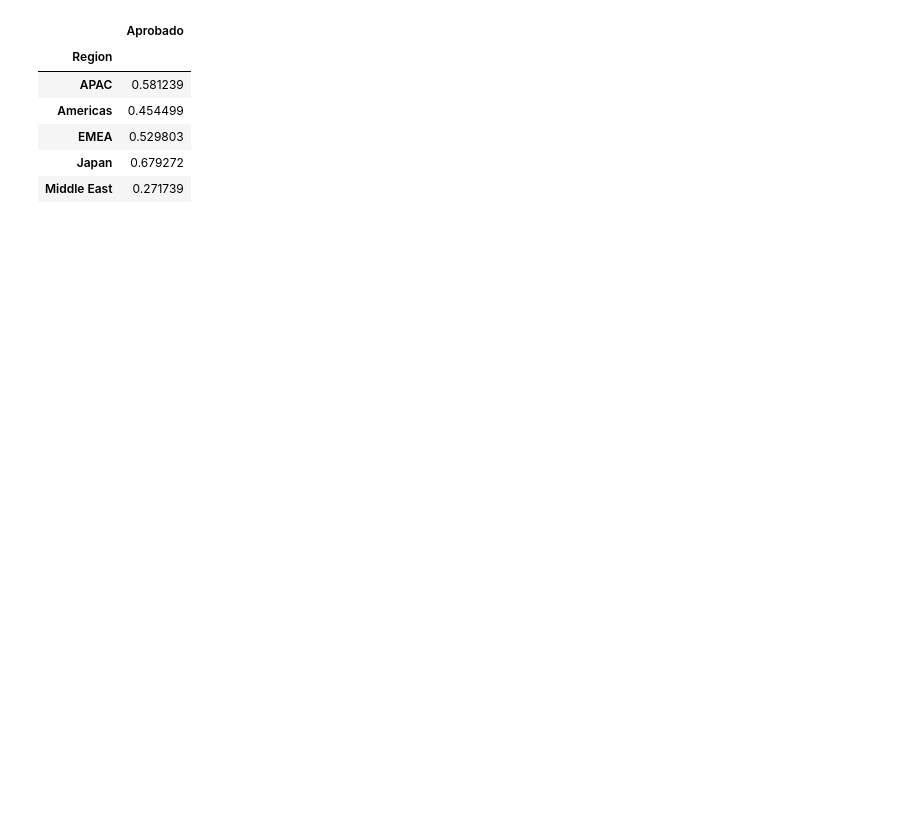
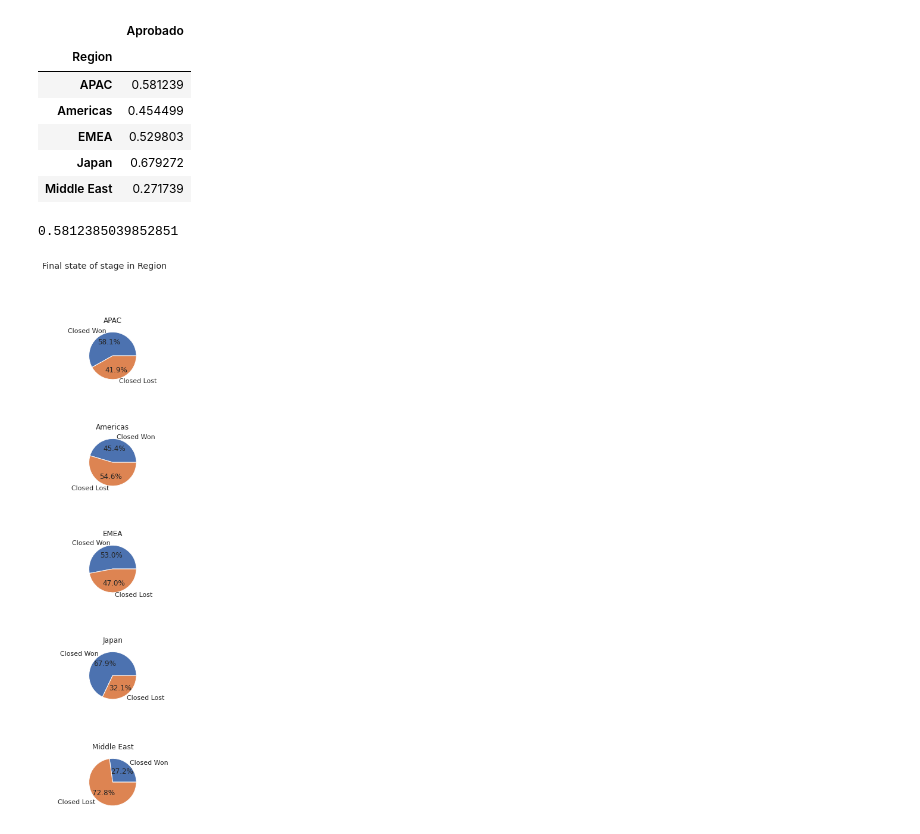
Before and after one commit to RiedelNicolas/75.06-2C2020-TP1, a Jupyter notebook: AnalisisGeografico.ipynb, the cells around one changed output. Cells and saved outputs as stored; diff of their text form; code cells hidden in the pictures; blank space fills up the shorter version.

Commit message:
multiple pie charts on same plot

```diff
--- a/AnalisisGeografico.ipynb
+++ b/AnalisisGeografico.ipynb
@@ -321,5 +314,6 @@ Name: Aprobado, Length: 16947, dtype: bool
 # %%
-datos[ ['Region', 'Aprobado'] ].groupby("Region").mean()
+grouped = datos[ ['Region', 'Aprobado'] ].groupby("Region").mean()
+grouped
 # %% [output]
 |  | Aprobado |
 | Region |  |
@@ -328,3 +322,27 @@ datos[ ['Region', 'Aprobado'] ].groupby("Region").mean()
 | EMEA | 0.529803 |
 | Japan | 0.679272 |
 | Middle East | 0.271739 |
+# %%
+grouped.iloc[0].values[0]
+# %% [output]
+0.5812385039852851
+# %%
+fig, axs = plt.subplots(5,figsize=(15,15))
+plt.subplots_adjust(hspace = 0.8)
+
+labels = ['Closed Won', 'Closed Lost']
+for i in range(5):
+    sizes = [grouped.iloc[i].values[0],
+        1 - grouped.iloc[i].values[0] ]
+
+    axs[i].pie(sizes, labels=labels, autopct='%1.1f%%', shadow=False)
+    #axs[i].axis('equal')
+    axs[i].set_title(grouped.index[i])
+
+fig.suptitle("Final state of stage in Region" )
+
+
+#plt.title("Final state of stage in "+grouped.index[0], fontsize=14);
+plt.show()
+# %% [output]
+[figure, added]
```
Also changed, not shown: parts of 4 cells of this notebook.
